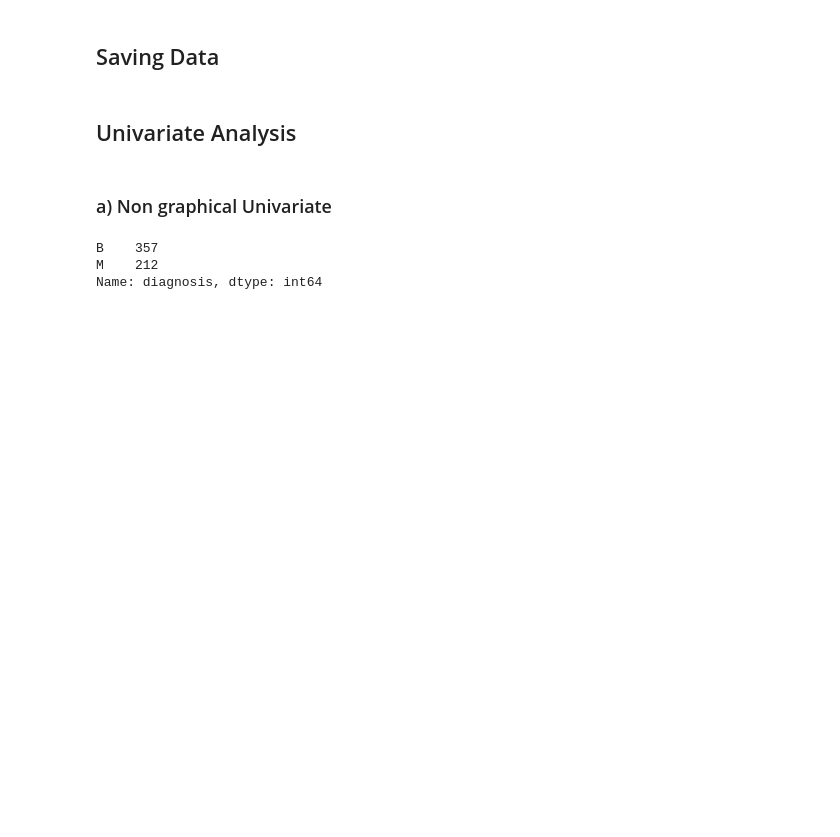
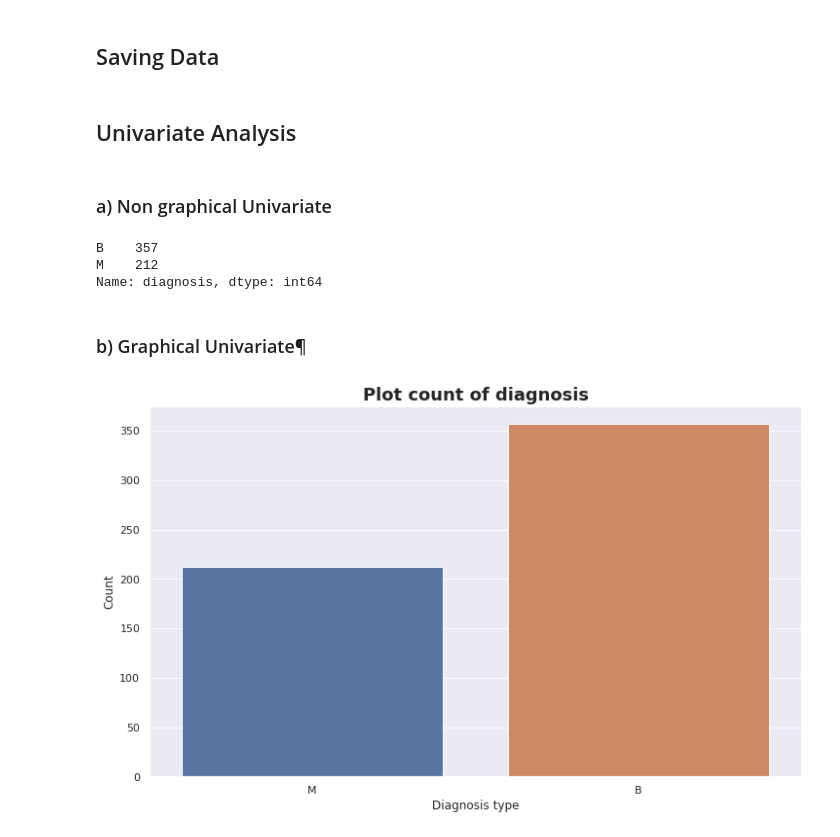
Before and after one commit to dagmawiii03/causal-inference, a Jupyter notebook: notebooks/Untitled2.ipynb, the cells around one changed output. Saved outputs shown, nothing was run; the diff lists cells and outputs as text; code cells hidden in the pictures; blank space fills up the shorter version.

Commit message:
graphical analysis

```diff
--- a/notebooks/Untitled2.ipynb
+++ b/notebooks/Untitled2.ipynb
@@ -139,3 +139,9 @@ counts_df
 B    357
 M    212
 Name: diagnosis, dtype: int64
+# %% [markdown]
+### b) Graphical Univariate¶
+# %%
+vz.plot_count(df, 'diagnosis', "Diagnosis type", "Count")
+# %% [output]
+[figure, added]
```
